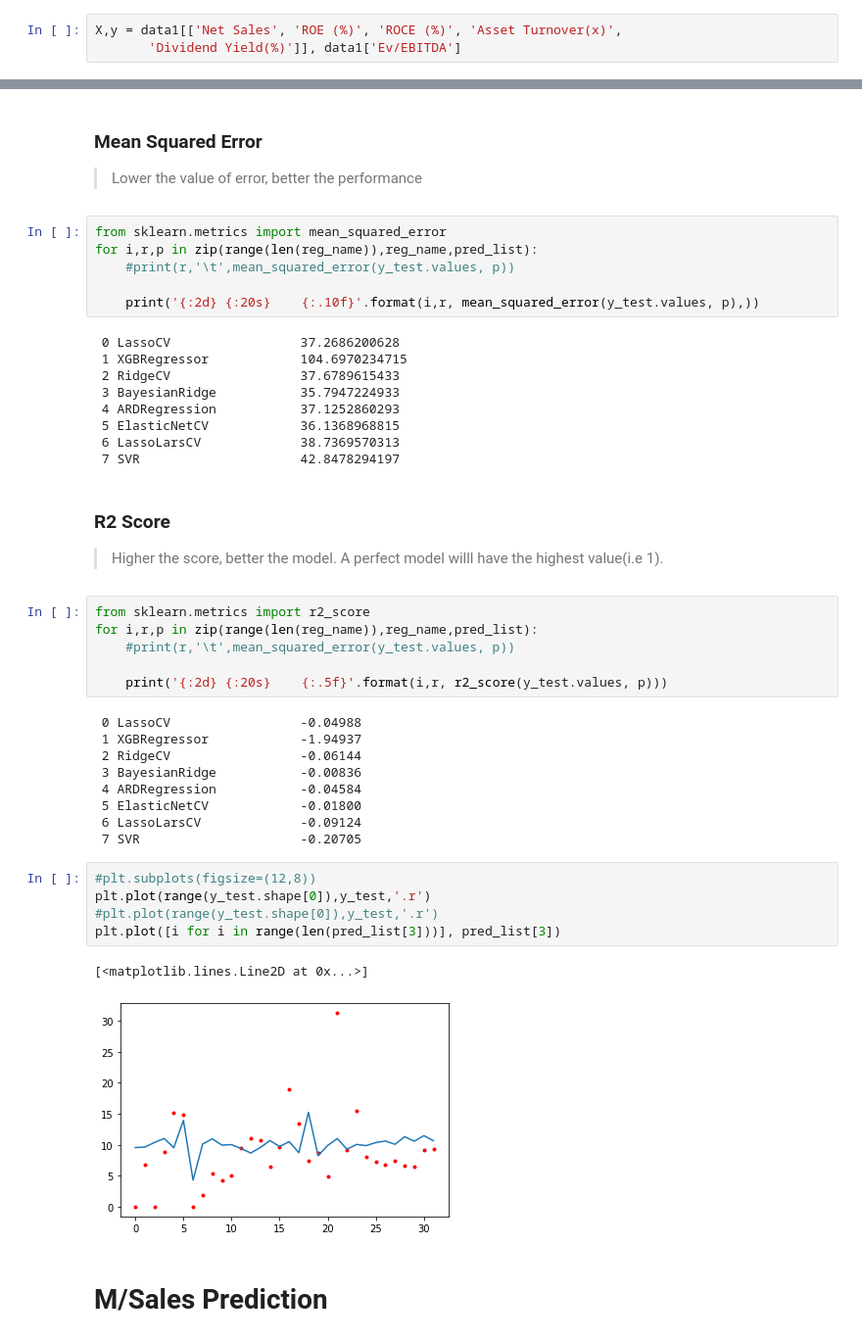
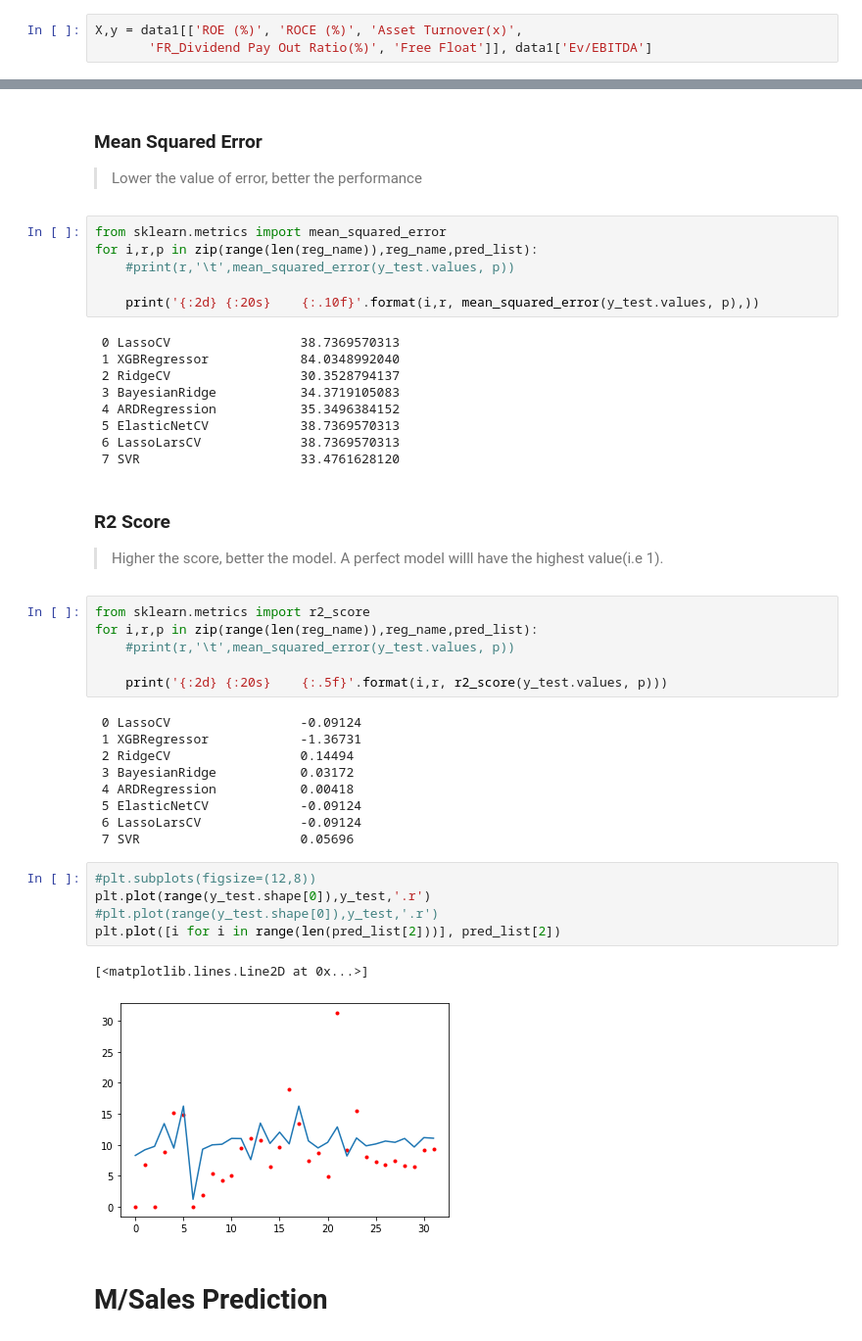
Before and after one commit to RohanTrix/Stock-market-predictor, a Jupyter notebook: MNC_Day3.ipynb, the cells around one changed output, grey strips where cells are left out. Shown at 98% size. Cells and saved outputs as stored; diff of their text form.

```diff
--- a/MNC_Day3.ipynb
+++ b/MNC_Day3.ipynb
@@ -86,4 +98,4 @@ Index(['Net Sales', 'ROE (%)', 'ROCE (%)', 'Asset Turnover(x)',
       dtype='object')
 # %%
-X,y = data1[['Net Sales', 'ROE (%)', 'ROCE (%)', 'Asset Turnover(x)',
-       'Dividend Yield(%)']], data1['Ev/EBITDA']
+X,y = data1[['ROE (%)', 'ROCE (%)', 'Asset Turnover(x)',
+       'FR_Dividend Pay Out Ratio(%)', 'Free Float']], data1['Ev/EBITDA']
@@ -139,14 +183,14 @@ for i,r,p in zip(range(len(reg_name)),reg_name,pred_list):
 
     print('{:2d} {:20s}    {:.10f}'.format(i,r, mean_squared_error(y_test.values, p),))
 # %% [output]
- 0 LassoCV                 37.2686200628
- 1 XGBRegressor            104.6970234715
- 2 RidgeCV                 37.6789615433
- 3 BayesianRidge           35.7947224933
- 4 ARDRegression           37.1252860293
- 5 ElasticNetCV            36.1368968815
+ 0 LassoCV                 38.7369570313
+ 1 XGBRegressor            84.0348992040
+ 2 RidgeCV                 30.3528794137
+ 3 BayesianRidge           34.3719105083
+ 4 ARDRegression           35.3496384152
+ 5 ElasticNetCV            38.7369570313
  6 LassoLarsCV             38.7369570313
- 7 SVR                     42.8478294197
+ 7 SVR                     33.4761628120
 # %% [markdown]
 ### R2 Score
 > Higher the score, better the model. A perfect model willl have the highest value(i.e 1).
@@ -157,22 +201,22 @@ for i,r,p in zip(range(len(reg_name)),reg_name,pred_list):
 
     print('{:2d} {:20s}    {:.5f}'.format(i,r, r2_score(y_test.values, p)))
 # %% [output]
- 0 LassoCV                 -0.04988
- 1 XGBRegressor            -1.94937
- 2 RidgeCV                 -0.06144
- 3 BayesianRidge           -0.00836
- 4 ARDRegression           -0.04584
- 5 ElasticNetCV            -0.01800
+ 0 LassoCV                 -0.09124
+ 1 XGBRegressor            -1.36731
+ 2 RidgeCV                 0.14494
+ 3 BayesianRidge           0.03172
+ 4 ARDRegression           0.00418
+ 5 ElasticNetCV            -0.09124
  6 LassoLarsCV             -0.09124
- 7 SVR                     -0.20705
+ 7 SVR                     0.05696
 # %%
 #plt.subplots(figsize=(12,8))
 plt.plot(range(y_test.shape[0]),y_test,'.r')
 #plt.plot(range(y_test.shape[0]),y_test,'.r')
-plt.plot([i for i in range(len(pred_list[3]))], pred_list[3])
+plt.plot([i for i in range(len(pred_list[2]))], pred_list[2])
 # %% [output]
 [<matplotlib.lines.Line2D at 0x...>]
-[figure, old version]
+[figure, new version]
 # %% [markdown]
 # **M/Sales Prediction**
 # %%
```
Also changed, not shown: parts of 16 cells of this notebook.
